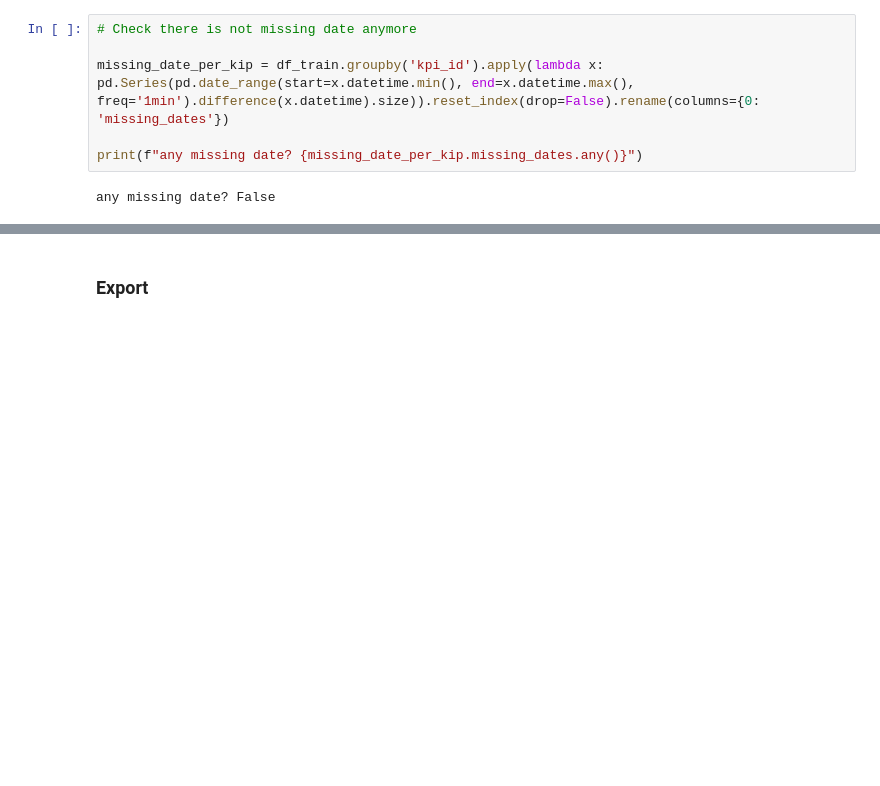
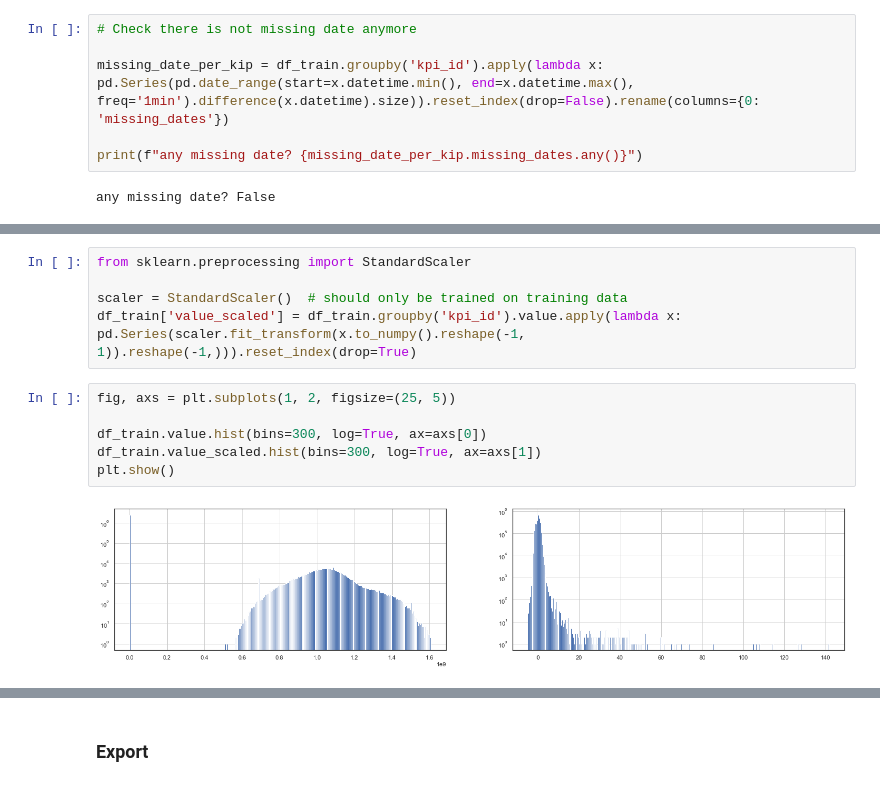
Before and after one commit to Cyprien-Ricque/kpi-anomaly-detection, a Jupyter notebook: preprocessing.ipynb, the cells around one changed output, grey strips where cells are left out. Cells and saved outputs as stored; diff of their text form; blank space fills up the shorter version.

```diff
--- a/preprocessing.ipynb
+++ b/preprocessing.ipynb
@@ -138,0 +183,13 @@ any missing date? False
+# %%
+from sklearn.preprocessing import StandardScaler
+
+scaler = StandardScaler()  # should only be trained on training data
+df_train['value_scaled'] = df_train.groupby('kpi_id').value.apply(lambda x: pd.Series(scaler.fit_transform(x.to_numpy().reshape(-1, 1)).reshape(-1,))).reset_index(drop=True)
+# %%
+fig, axs = plt.subplots(1, 2, figsize=(25, 5))
+
+df_train.value.hist(bins=300, log=True, ax=axs[0])
+df_train.value_scaled.hist(bins=300, log=True, ax=axs[1])
+plt.show()
+# %% [output]
+[figure, added]
```
Also changed, not shown: parts of 5 cells of this notebook.
